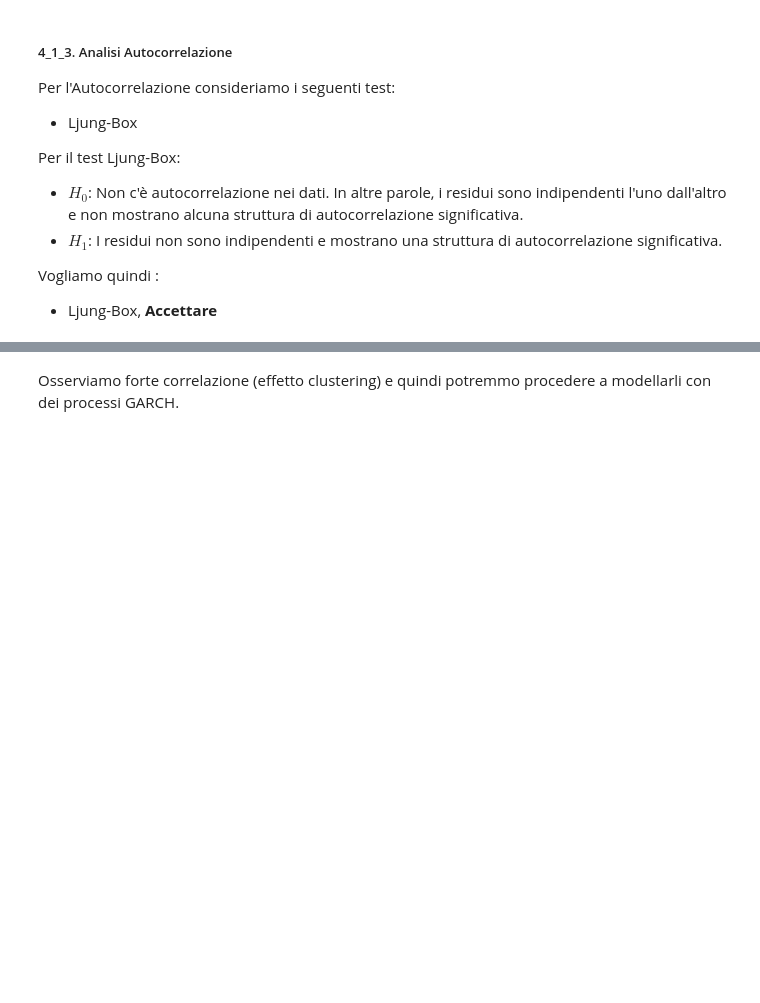
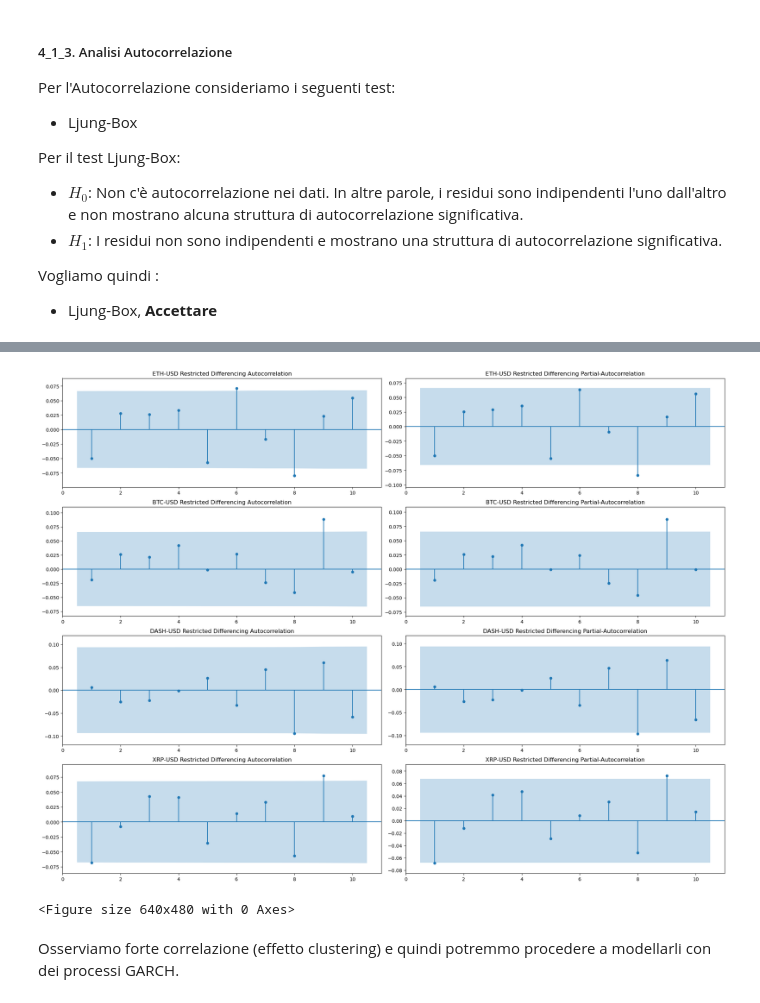
Before and after one commit to SimoneNicosanti/MPSMF_Project, a Jupyter notebook: Progetto.ipynb, the cells around one changed output, grey strips where cells are left out. Cells and saved outputs as stored; diff of their text form; code cells hidden in the pictures; blank space fills up the shorter version.

```diff
--- a/Progetto.ipynb
+++ b/Progetto.ipynb
@@ -596,15 +643,3 @@ Per il test Ljung-Box:
 
 Vogliamo quindi :
 * Ljung-Box, **Accettare**
-# %%
-N_LAGS = 10
-SIGNIFICANCE_LEVEL = 0.05
-ljungTable = buildTable("Ljung-Box", ["Crypto", "StatValue", "pValue", "Outcome"], ["left", "right", "right", "left"])
-for crypto in cryptoList :
-    testResult = acorr_ljungbox(differencingDict[crypto]["Diff"], lags = N_LAGS)
-    statValue, pValue = testResult["lb_stat"][N_LAGS], testResult["lb_pvalue"][N_LAGS]
-    outcomeString = "Reject" if pValue < SIGNIFICANCE_LEVEL else "Accept"
-    ljungTable.add_row(crypto, str(statValue), str(pValue), outcomeString)
-
-console = Console()
-console.print(ljungTable)
@@ -671,23 +691,3 @@ Nel test di Kolmogorov-Smirnov abbiamo:
 Nel nostro caso vogliamo:
 * Shapiro-Wilk, **Accettare**
 * Kolmogorov-Smirnov, **Accettare**
-# %%
-#%%capture --no-display
-SIGNIFICANCE_LEVEL = 0.05
-
-# Esegue il test di normalità di Shapiro-Wilk
-shapiroTable = buildTable("Shapiro-Wilk", ["Crypto", "StatValue", "pValue", "Outcome"], ["left", "right", "right", "left"])
-for crypto in cryptoList:
-    statValue, pValue = shapiro(differencingDict[crypto]["Diff"])
-    outcomeString = "Reject" if pValue < SIGNIFICANCE_LEVEL else "Accept"
-    shapiroTable.add_row(crypto, str(statValue), str(pValue), outcomeString)
-console = Console()
-console.print(shapiroTable)
-
-ksTable = buildTable("Kolmogorov-Smirnov", ["Crypto", "StatValue", "pValue", "Outcome"], ["left", "right", "right", "left"])
-for crypto in cryptoList:
-    statValue, pValue = kstest(differencingDict[crypto]["Diff"], norm.cdf)
-    outcomeString = "Reject" if pValue < SIGNIFICANCE_LEVEL else "Accept"
-    ksTable.add_row(crypto, str(statValue), str(pValue), outcomeString)
-console = Console()
-console.print(ksTable)
@@ -1210,3 +1063,16 @@ plt.clf()
+# %%
+correlograms(
+    trainCryptoDiffDict,
+    "Diff",
+    cryptoList,
+    titleAuto = "Restricted Differencing Autocorrelation",
+    titlePartial = "Restricted Differencing Partial-Autocorrelation",
+    zeroAuto = False, yLimsAuto = True,
+    zeroPar = False, yLimsPar = True
+)
+# %% [output]
+[figure, added]
+<Figure size 640x480 with 0 Axes>
 # %% [markdown]
 Osserviamo forte correlazione (effetto clustering) e quindi potremmo procedere a modellarli con dei processi GARCH.
 # %% [markdown]
```
Also changed, not shown: parts of 35 cells of this notebook.
